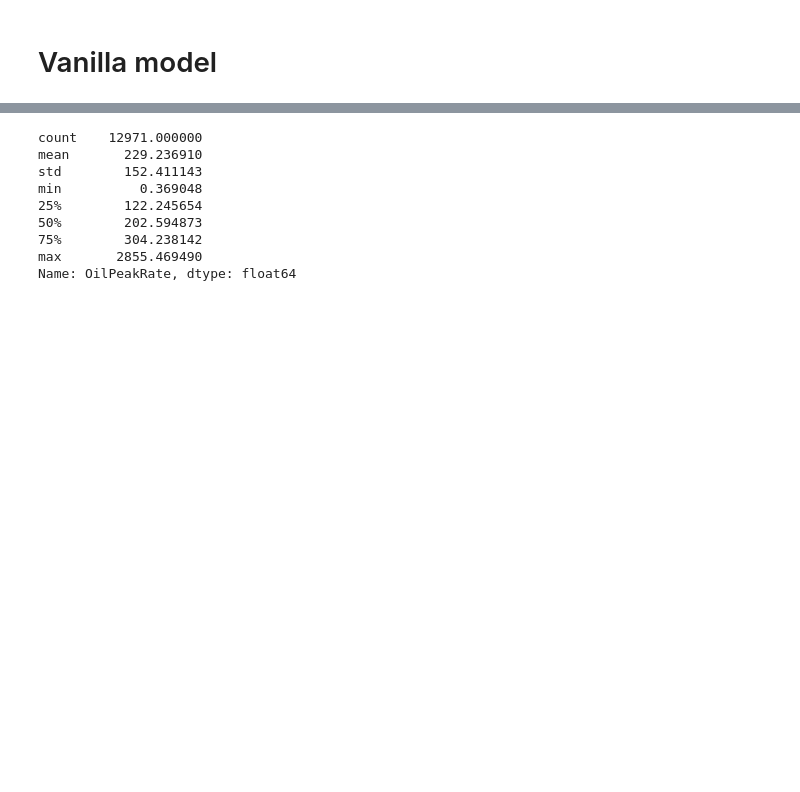
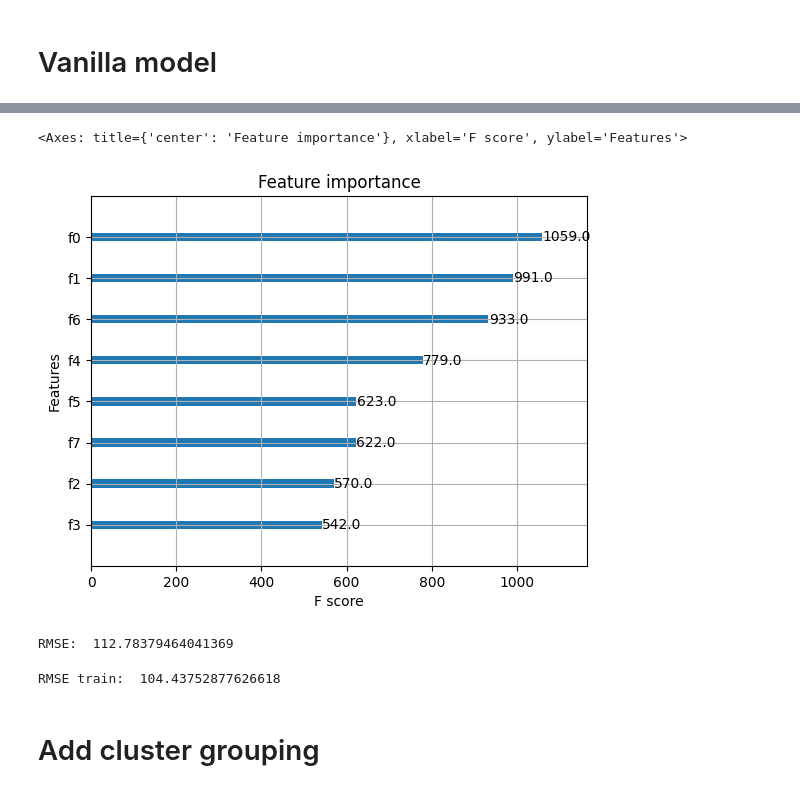
Before and after one commit to nzilberstein/rice-datathon-2024, a Jupyter notebook: 03-modeling-jsh.ipynb, the cells around one changed output, grey strips where cells are left out. Cells and saved outputs as stored; diff of their text form; code cells hidden in the pictures; blank space fills up the shorter version.

```diff
--- a/03-modeling-jsh.ipynb
+++ b/03-modeling-jsh.ipynb
@@ -143,12 +188,23 @@ plt.plot(np.arange(0, 1000), np.arange(0, 1000), color="red")
-# %%
-preprocessed.OilPeakRate.describe()
-# %% [output]
-count    12971.000000
-mean       229.236910
-std        152.411143
-min          0.369048
-25%        122.245654
-50%        202.594873
-75%        304.238142
-max       2855.469490
-Name: OilPeakRate, dtype: float64
+# %%
+xgb.plot_importance(search.best_estimator_)
+# %% [output]
+<Axes: title={'center': 'Feature importance'}, xlabel='F score', ylabel='Features'>
+[figure, added]
+# %%
+from sklearn.neural_network import MLPRegressor
+
+mlp_model = MLPRegressor(max_iter=1000,hidden_layer_sizes=(200,100,50),)
+
+mlp_model.fit(X_train, y_train)
+
+y_pred = mlp_model.predict(X_test)
+
+print("RMSE: ", np.sqrt(mean_squared_error(y_test, y_pred)))
+# %% [output]
+RMSE:  112.78379464041369
+# %%
+print("RMSE train: ", np.sqrt(mean_squared_error(y_train, model.predict(X_train))))
+# %% [output]
+RMSE train:  104.43752877626618
+# %% [markdown]
+# Add cluster grouping
```
Also changed, not shown: parts of 26 cells of this notebook, 6 other files.
